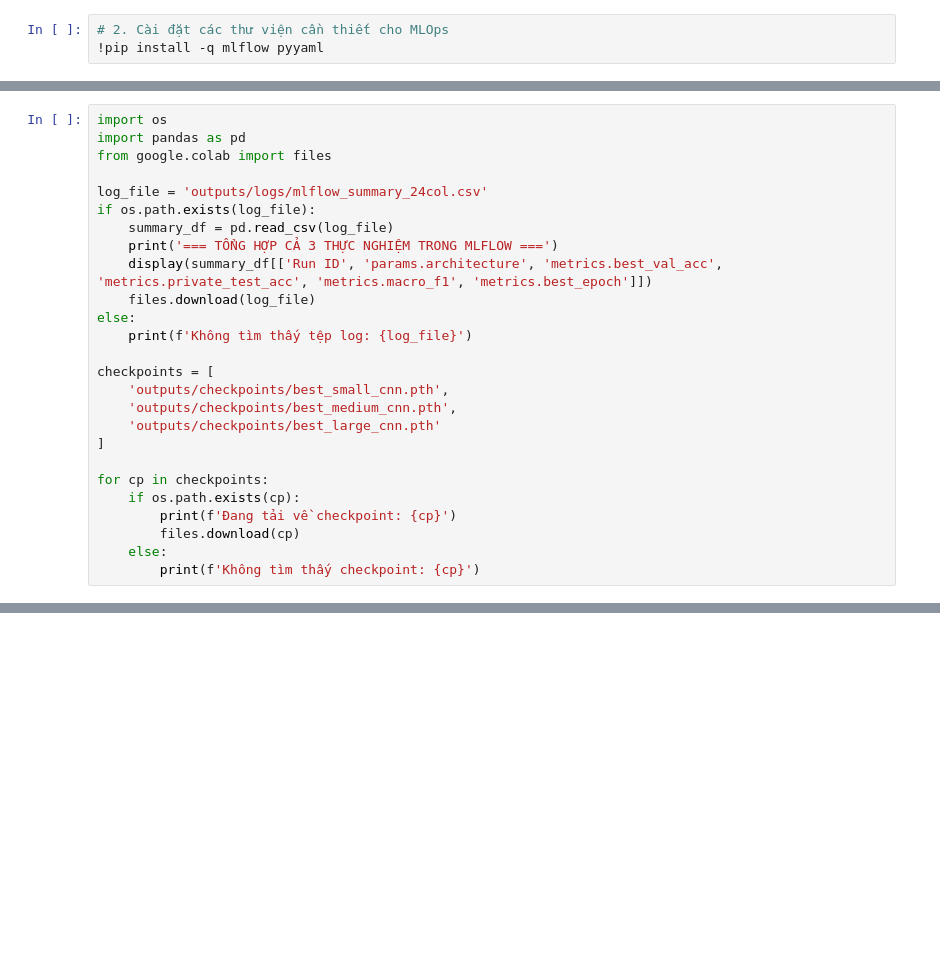
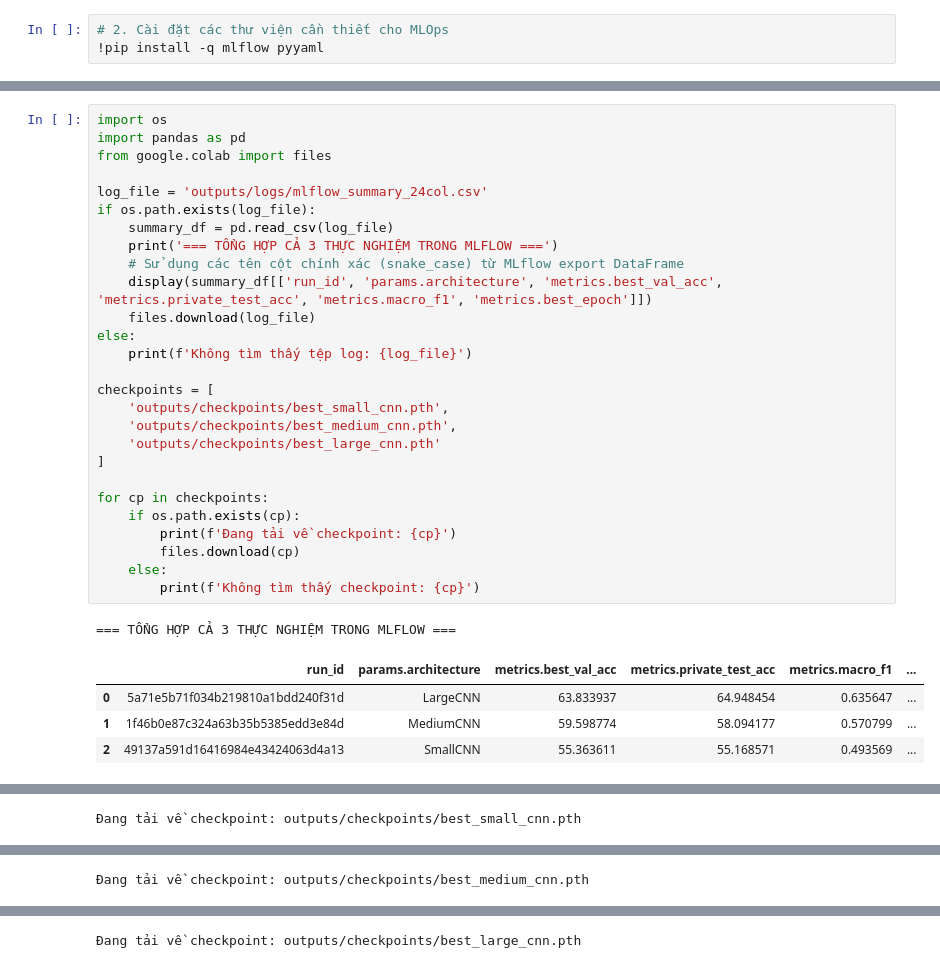
Before and after one commit to Duy-DS/Deep_Learning_Group, a Jupyter notebook: BTL02/notebooks/02_colab_training.ipynb, the cells around one changed output, grey strips where cells are left out. Saved outputs shown, nothing was run; the diff lists cells and outputs as text; blank space fills up the shorter version.

Commit message:
[BTL02_T0202] docs(exp): cap nhat ket qua thuc nghiem EXP-01 den EXP-03 tu GPU Colab, dong bo Excel va nhat ky thuc nghiem

```diff
--- a/BTL02/notebooks/02_colab_training.ipynb
+++ b/BTL02/notebooks/02_colab_training.ipynb
@@ -85,26 +192,33 @@ res_large = trainer_large.fit()
-# %%
-import os
-import pandas as pd
-from google.colab import files
-
-log_file = 'outputs/logs/mlflow_summary_24col.csv'
-if os.path.exists(log_file):
-    summary_df = pd.read_csv(log_file)
-    print('=== TỔNG HỢP CẢ 3 THỰC NGHIỆM TRONG MLFLOW ===')
-    display(summary_df[['Run ID', 'params.architecture', 'metrics.best_val_acc', 'metrics.private_test_acc', 'metrics.macro_f1', 'metrics.best_epoch']])
-    files.download(log_file)
-else:
-    print(f'Không tìm thấy tệp log: {log_file}')
-
-checkpoints = [
-    'outputs/checkpoints/best_small_cnn.pth',
-    'outputs/checkpoints/best_medium_cnn.pth',
-    'outputs/checkpoints/best_large_cnn.pth'
-]
-
-for cp in checkpoints:
-    if os.path.exists(cp):
-        print(f'Đang tải về checkpoint: {cp}')
-        files.download(cp)
-    else:
-        print(f'Không tìm thấy checkpoint: {cp}')
+# %%
+import os
+import pandas as pd
+from google.colab import files
+
+log_file = 'outputs/logs/mlflow_summary_24col.csv'
+if os.path.exists(log_file):
+    summary_df = pd.read_csv(log_file)
+    print('=== TỔNG HỢP CẢ 3 THỰC NGHIỆM TRONG MLFLOW ===')
+    # Sử dụng các tên cột chính xác (snake_case) từ MLflow export DataFrame
+    display(summary_df[['run_id', 'params.architecture', 'metrics.best_val_acc', 'metrics.private_test_acc', 'metrics.macro_f1', 'metrics.best_epoch']])
+    files.download(log_file)
+else:
+    print(f'Không tìm thấy tệp log: {log_file}')
+
+checkpoints = [
+    'outputs/checkpoints/best_small_cnn.pth',
+    'outputs/checkpoints/best_medium_cnn.pth',
+    'outputs/checkpoints/best_large_cnn.pth'
+]
+
+for cp in checkpoints:
+    if os.path.exists(cp):
+        print(f'Đang tải về checkpoint: {cp}')
+        files.download(cp)
+    else:
+        print(f'Không tìm thấy checkpoint: {cp}')
+# %% [output]
+=== TỔNG HỢP CẢ 3 THỰC NGHIỆM TRONG MLFLOW ===
+|  | run_id | params.architecture | metrics.best_val_acc | metrics.private_test_acc | metrics.macro_f1 | ... |
+| 0 | 5a71e5b71f034b219810a1bdd240f31d | LargeCNN | 63.833937 | 64.948454 | 0.635647 | ... |
+| 1 | 1f46b0e87c324a63b35b5385edd3e84d | MediumCNN | 59.598774 | 58.094177 | 0.570799 | ... |
+| 2 | 49137a591d16416984e43424063d4a13 | SmallCNN | 55.363611 | 55.168571 | 0.493569 | ... |
@@ -110,0 +227 @@ for cp in checkpoints:
+Đang tải về checkpoint: outputs/checkpoints/best_small_cnn.pth
@@ -110,0 +230 @@ for cp in checkpoints:
+Đang tải về checkpoint: outputs/checkpoints/best_medium_cnn.pth
@@ -110,0 +233 @@ for cp in checkpoints:
+Đang tải về checkpoint: outputs/checkpoints/best_large_cnn.pth
```
Also changed, not shown: parts of 7 cells of this notebook, 8 other files.
